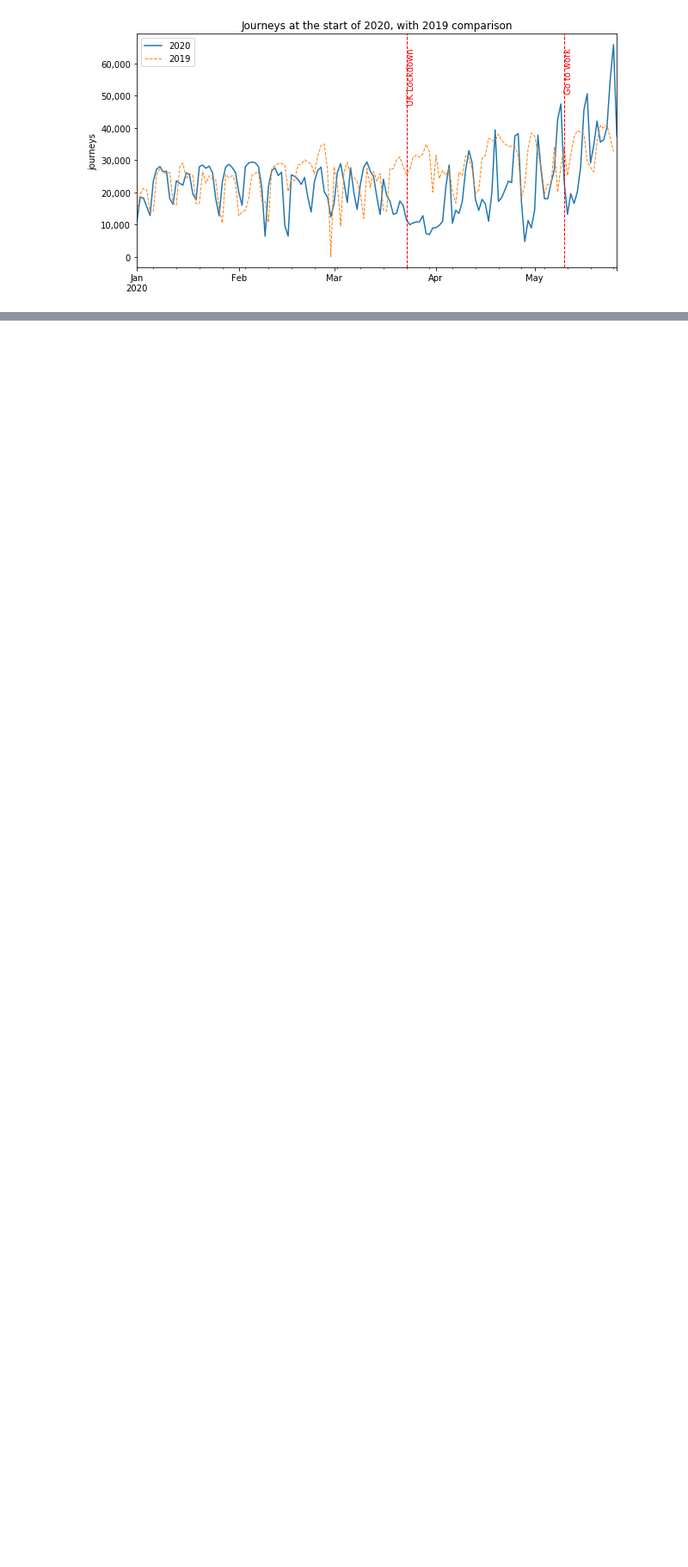
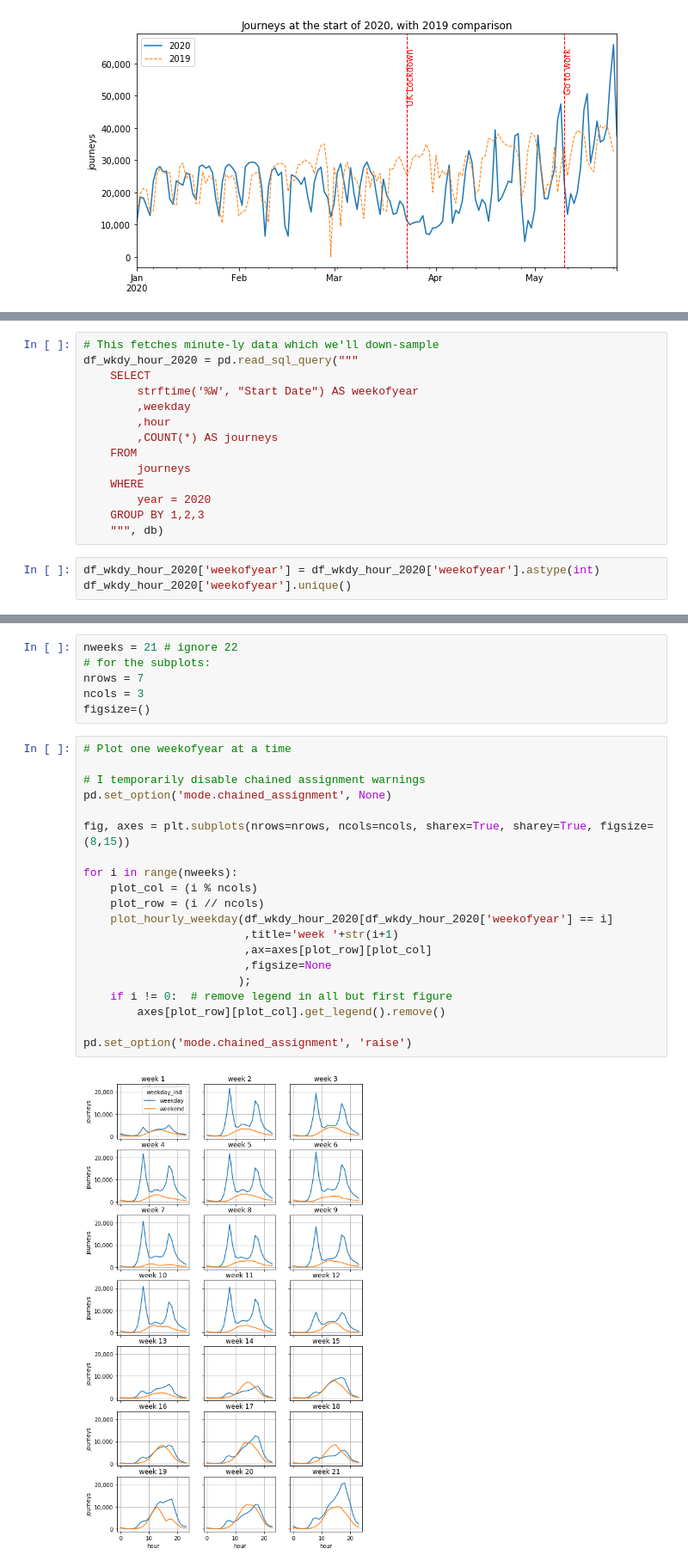
Before and after one commit to Peppers16/tfl_bike_project, a Jupyter notebook: notebooks/BSS_Exploration_MSP-1.ipynb, the cells around one changed output, grey strips where cells are left out. Shown at 86% size. Cells and saved outputs as stored; diff of their text form; blank space fills up the shorter version.

```diff
--- a/notebooks/BSS_Exploration_MSP-1.ipynb
+++ b/notebooks/BSS_Exploration_MSP-1.ipynb
@@ -117,0 +178,17 @@ Up next:
+# %%
+# This fetches minute-ly data which we'll down-sample
+df_wkdy_hour_2020 = pd.read_sql_query("""
+    SELECT
+        strftime('%W', "Start Date") AS weekofyear
+        ,weekday
+        ,hour
+        ,COUNT(*) AS journeys
+    FROM
+        journeys
+    WHERE
+        year = 2020
+    GROUP BY 1,2,3
+    """, db)
+# %%
+df_wkdy_hour_2020['weekofyear'] = df_wkdy_hour_2020['weekofyear'].astype(int)
+df_wkdy_hour_2020['weekofyear'].unique()
@@ -117,0 +202,28 @@ Up next:
+# %%
+nweeks = 21 # ignore 22
+# for the subplots:
+nrows = 7
+ncols = 3
+figsize=()
+# %%
+# Plot one weekofyear at a time
+
+# I temporarily disable chained assignment warnings
+pd.set_option('mode.chained_assignment', None)
+
+fig, axes = plt.subplots(nrows=nrows, ncols=ncols, sharex=True, sharey=True, figsize=(8,15))
+
+for i in range(nweeks):
+    plot_col = (i % ncols)
+    plot_row = (i // ncols)
+    plot_hourly_weekday(df_wkdy_hour_2020[df_wkdy_hour_2020['weekofyear'] == i]
+                        ,title='week '+str(i+1)
+                        ,ax=axes[plot_row][plot_col]
+                        ,figsize=None
+                       );
+    if i != 0:  # remove legend in all but first figure
+        axes[plot_row][plot_col].get_legend().remove()
+
+pd.set_option('mode.chained_assignment', 'raise')
+# %% [output]
+[figure, added]
```
Also changed, not shown: parts of 22 cells of this notebook.
